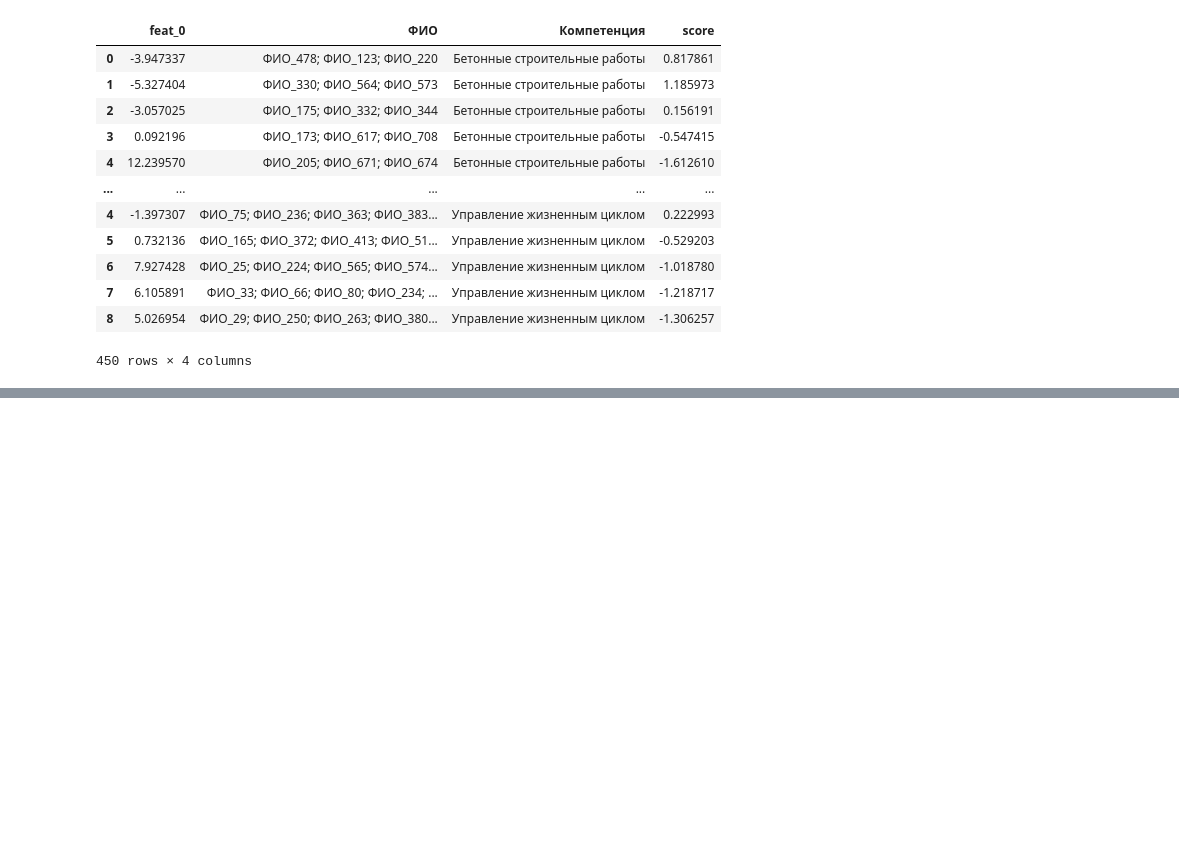
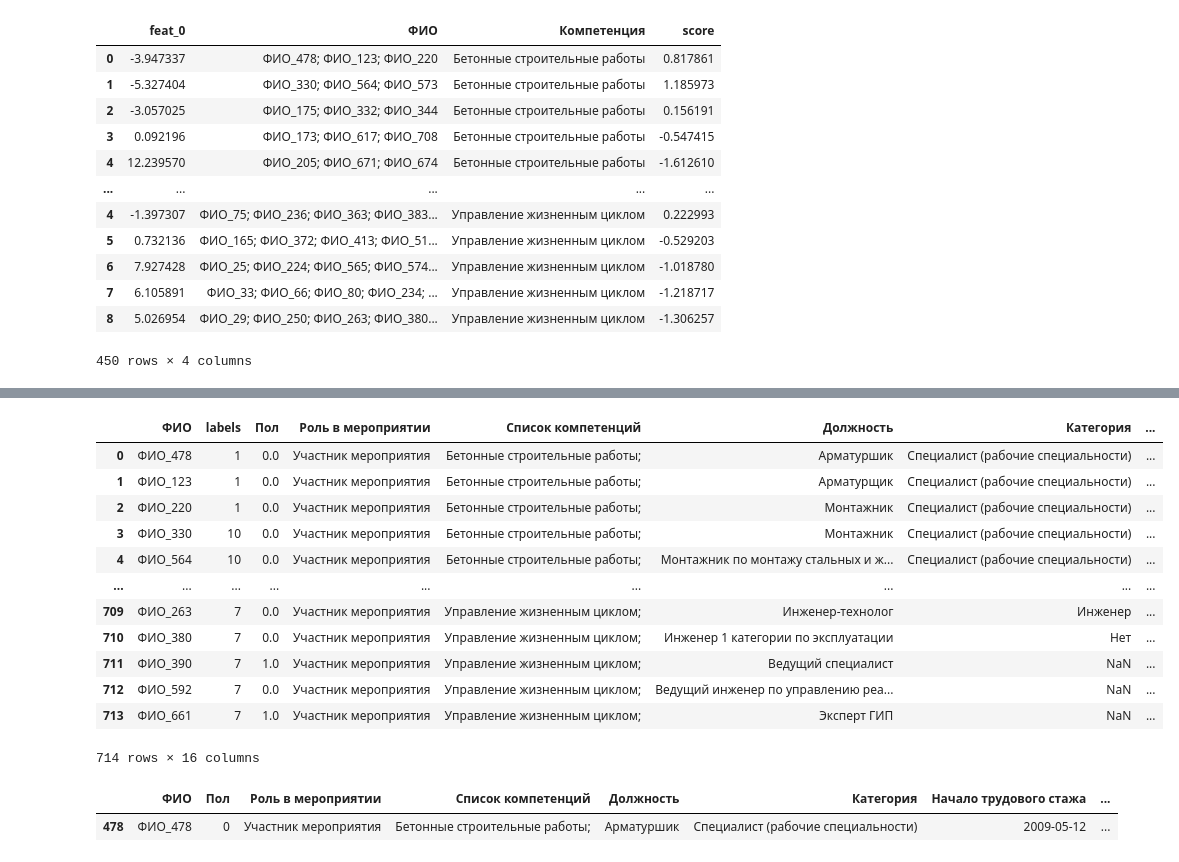
Before and after one commit to TiffanyICIS/HACKS_AI_hackathon_2023, a Jupyter notebook: solution.ipynb, the cells around one changed output, grey strips where cells are left out. Saved outputs shown, nothing was run; the diff lists cells and outputs as text; code cells hidden in the pictures; blank space fills up the shorter version.

```diff
--- a/solution.ipynb
+++ b/solution.ipynb
@@ -129,0 +186,22 @@ Name: count, dtype: int64
+# %%
+general_df = pd.merge(left=fd_with_labels[['ФИО', 'labels']], right=participants_info, how='left', on='ФИО')
+general_df
+# %% [output]
+|  | ФИО | labels | Пол | Роль в мероприятии | Список компетенций | Должность | Категория | ... |
+| 0 | ФИО_478 | 1 | 0.0 | Участник мероприятия | Бетонные строительные работы; | Арматуршик | Специалист (рабочие специальности) | ... |
+| 1 | ФИО_123 | 1 | 0.0 | Участник мероприятия | Бетонные строительные работы; | Арматурщик | Специалист (рабочие специальности) | ... |
+| 2 | ФИО_220 | 1 | 0.0 | Участник мероприятия | Бетонные строительные работы; | Монтажник | Специалист (рабочие специальности) | ... |
+| 3 | ФИО_330 | 10 | 0.0 | Участник мероприятия | Бетонные строительные работы; | Монтажник | Специалист (рабочие специальности) | ... |
+| 4 | ФИО_564 | 10 | 0.0 | Участник мероприятия | Бетонные строительные работы; | Монтажник по монтажу стальных и ж... | Специалист (рабочие специальности) | ... |
+| ... | ... | ... | ... | ... | ... | ... | ... | ... |
+| 709 | ФИО_263 | 7 | 0.0 | Участник мероприятия | Управление жизненным циклом; | Инженер-технолог | Инженер | ... |
+| 710 | ФИО_380 | 7 | 0.0 | Участник мероприятия | Управление жизненным циклом; | Инженер 1 категории по эксплуатации | Нет | ... |
+| 711 | ФИО_390 | 7 | 1.0 | Участник мероприятия | Управление жизненным циклом; | Ведущий специалист | NaN | ... |
+| 712 | ФИО_592 | 7 | 0.0 | Участник мероприятия | Управление жизненным циклом; | Ведущий инженер по управлению реа... | NaN | ... |
+| 713 | ФИО_661 | 7 | 1.0 | Участник мероприятия | Управление жизненным циклом; | Эксперт ГИП | NaN | ... |
+714 rows × 16 columns
+# %%
+participants_info[participants_info['ФИО'] == 'ФИО_478']
+# %% [output]
+|  | ФИО | Пол | Роль в мероприятии | Список компетенций | Должность | Категория | Начало трудового стажа | ... |
+| 478 | ФИО_478 | 0 | Участник мероприятия | Бетонные строительные работы; | Арматуршик | Специалист (рабочие специальности) | 2009-05-12 | ... |
```
Also changed, not shown: parts of 10 cells of this notebook, 2 other files.
